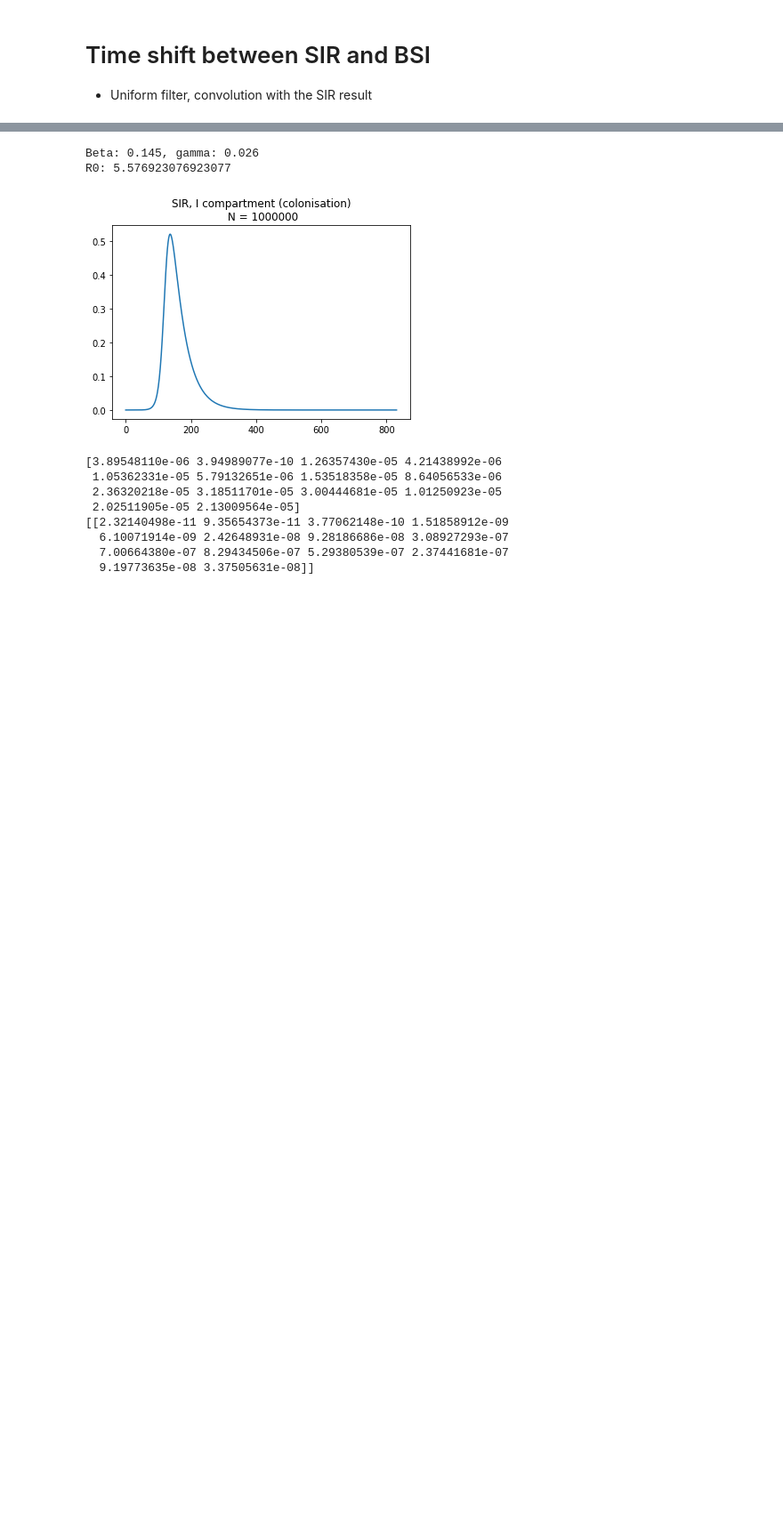
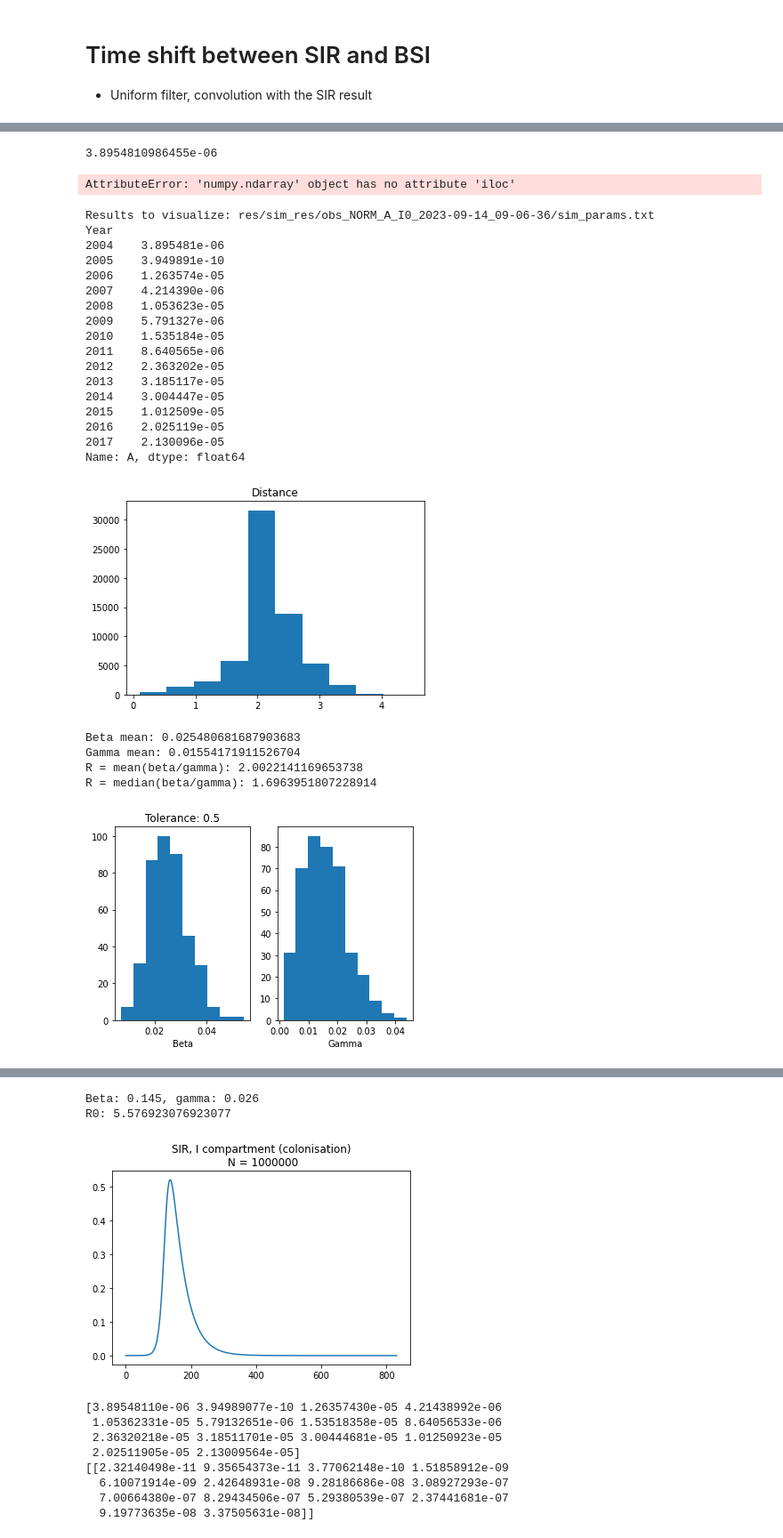
Before and after one commit to fanoja/Ecoli-R0, a Jupyter notebook: grid/time shift.ipynb, the cells around one changed output, grey strips where cells are left out. Shown at 89% size. Cells and saved outputs as stored; diff of their text form; code cells hidden in the pictures; blank space fills up the shorter version.

```diff
--- a/grid/time shift.ipynb
+++ b/grid/time shift.ipynb
@@ -8,0 +31,47 @@ os.chdir('/u/50/ojalaf2/unix/Dropbox (Aalto)/Ecoli/')
+# %%
+from cluster.scripts.load_data import *
+clade = "A"
+is_prop = True
+pop_size = 1000000
+bsi_obs = get_incidence_data("data/NORM_incidence.csv", clade = clade, is_prop = is_prop, n_incidence_pop = pop_size)
+
+theta_bsi_a_0 = bsi_obs.iloc[0]
+theta_bsi_a_0
+# %% [output]
+3.8954810986455e-06
+# %%
+type(bsi_obs)
+bsi_obs.values.iloc[0]
+# %% [output]
+AttributeError: 'numpy.ndarray' object has no attribute 'iloc'
+# %%
+import grid_functions
+importlib.reload(grid_functions)
+from grid_functions import *
+
+# BSI_vector + BSI_max_t + BSI_max
+visualize_results("res/sim_res/obs_NORM_A_I0_2023-09-14_09-06-36", 0.5)
+# %% [output]
+Results to visualize: res/sim_res/obs_NORM_A_I0_2023-09-14_09-06-36/sim_params.txt
+Year
+2004    3.895481e-06
+2005    3.949891e-10
+2006    1.263574e-05
+2007    4.214390e-06
+2008    1.053623e-05
+2009    5.791327e-06
+2010    1.535184e-05
+2011    8.640565e-06
+2012    2.363202e-05
+2013    3.185117e-05
+2014    3.004447e-05
+2015    1.012509e-05
+2016    2.025119e-05
+2017    2.130096e-05
+Name: A, dtype: float64
+[figure, added]
+Beta mean: 0.025480681687903683
+Gamma mean: 0.01554171911526704
+R = mean(beta/gamma): 2.0022141169653738
+R = median(beta/gamma): 1.6963951807228914
+[figure, added]
```
Also changed, not shown: parts of 5 cells of this notebook, 1 other file.
